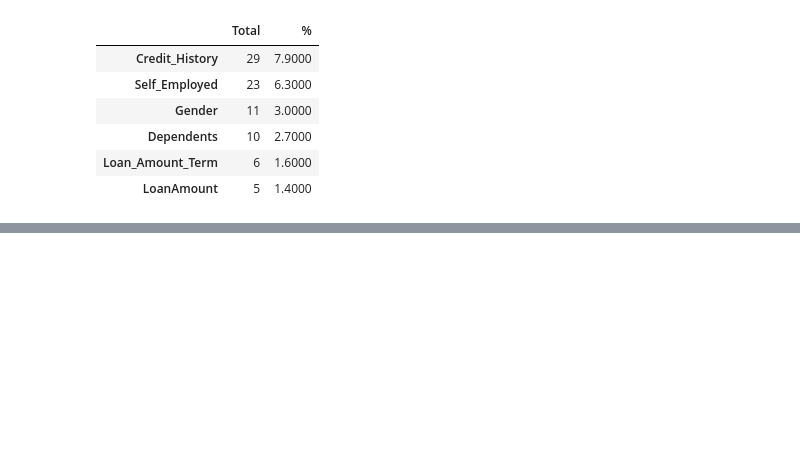
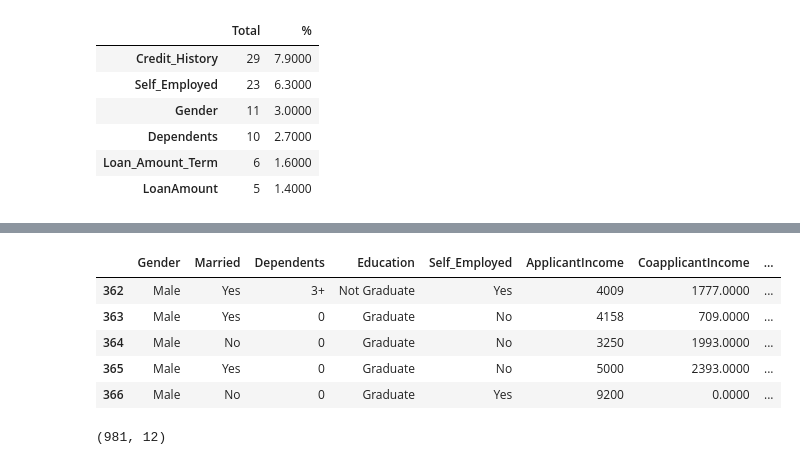
Before and after one commit to malfaroe/Framework, a Jupyter notebook: datasets/loanCompetition/EDA-Dec-2020.ipynb, the cells around one changed output, grey strips where cells are left out. Cells and saved outputs as stored; diff of their text form; code cells hidden in the pictures; blank space fills up the shorter version.

```diff
--- a/datasets/loanCompetition/EDA-Dec-2020.ipynb
+++ b/datasets/loanCompetition/EDA-Dec-2020.ipynb
@@ -328,3 +330,28 @@ nulls_summary(test)
 | Dependents | 10 | 2.7000 |
 | Loan_Amount_Term | 6 | 1.6000 |
 | LoanAmount | 5 | 1.4000 |
+# %%
+#Nulls imputation for train and test using simple median imputation
+
+#Train nulls imputing
+
+def impute(df, target):
+    col = df.columns
+    if target == "None":
+        col = col.drop(target)
+    else:
+        pass
+    num_cols = df.select_dtypes(include = "number").columns
+    cat_cols = df.select_dtypes(include = "object").columns
+    #Impute numeric using median
+    for c in num_cols:
+        df[c] = df[c].fillna(df[c].median())
+    #Impute cat using mode
+    for c in cat_cols:
+        df[c] = df[c].fillna(df[c].mode()[0])
+
+    return df
+
+
+train = impute(train, target = target)
+test = impute(test, target = None)
@@ -330,0 +375,18 @@ nulls_summary(test)
+# %%
+#Rejoin data
+test["Loan_Status"] = -1
+
+df = pd.concat((train,test), axis = 0)
+# %%
+df.tail()
+# %% [output]
+|  | Gender | Married | Dependents | Education | Self_Employed | ApplicantIncome | CoapplicantIncome | ... |
+| 362 | Male | Yes | 3+ | Not Graduate | Yes | 4009 | 1777.0000 | ... |
+| 363 | Male | Yes | 0 | Graduate | No | 4158 | 709.0000 | ... |
+| 364 | Male | No | 0 | Graduate | No | 3250 | 1993.0000 | ... |
+| 365 | Male | Yes | 0 | Graduate | No | 5000 | 2393.0000 | ... |
+| 366 | Male | No | 0 | Graduate | Yes | 9200 | 0.0000 | ... |
+# %%
+df.shape
+# %% [output]
+(981, 12)
```
Also changed, not shown: parts of 13 cells of this notebook, 41 other files.
